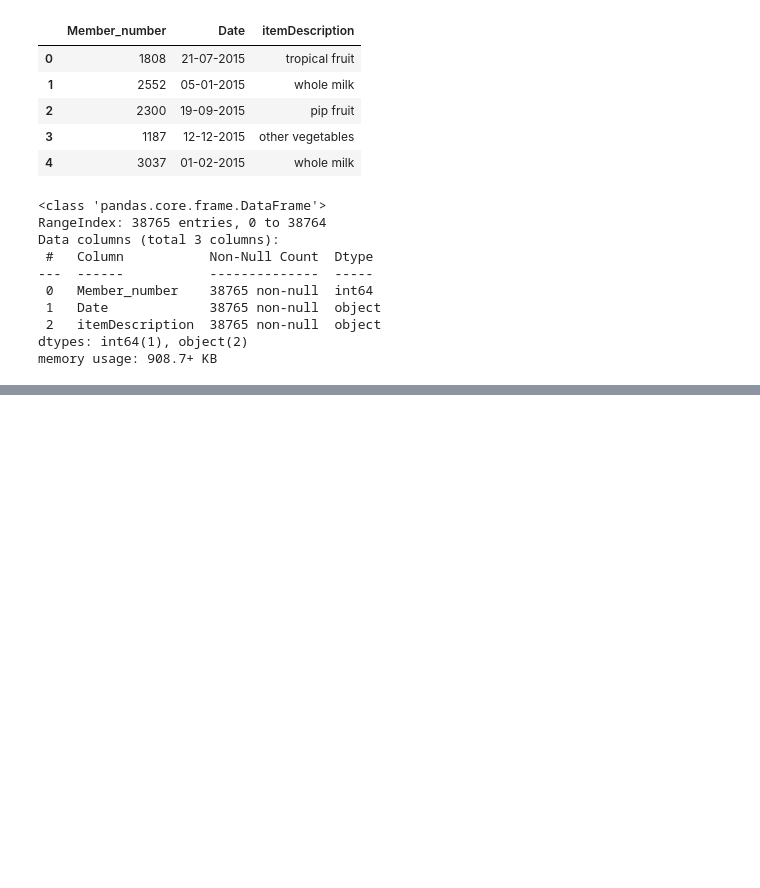
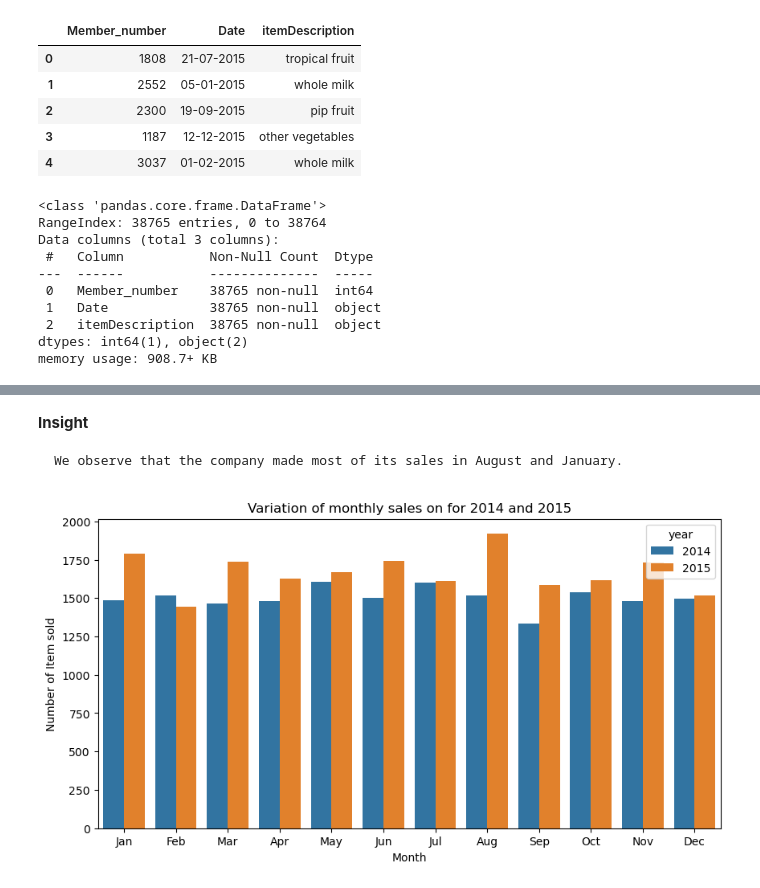
Before and after one commit to OhuneneIbrahim/Market-Basket-Analysis, a Jupyter notebook: Market_basket_analysis.ipynb, the cells around one changed output, grey strips where cells are left out. Drawn from its saved outputs; the diff is of its cells as text; code cells hidden in the pictures; blank space fills up the shorter version.

```diff
--- a/Market_basket_analysis.ipynb
+++ b/Market_basket_analysis.ipynb
@@ -38,0 +310,14 @@ df.head()
+# %% [markdown]
+**Insight**
+
+    We observe that the company made most of its sales in August and January.
+# %%
+plt.figure(figsize=(10, 5))
+monthdf=df.groupby(["month", "year"])['itemDescription'].count().reset_index()
+sns.barplot(data=monthdf, x= "month", y = "itemDescription", hue = "year")
+plt.title("Variation of monthly sales on for 2014 and 2015")
+plt.xlabel("Month")
+plt.ylabel("Number of Item sold")
+plt.show()
+# %% [output]
+[figure, added]
```
Also changed, not shown: parts of 73 cells of this notebook, 1 other file.
